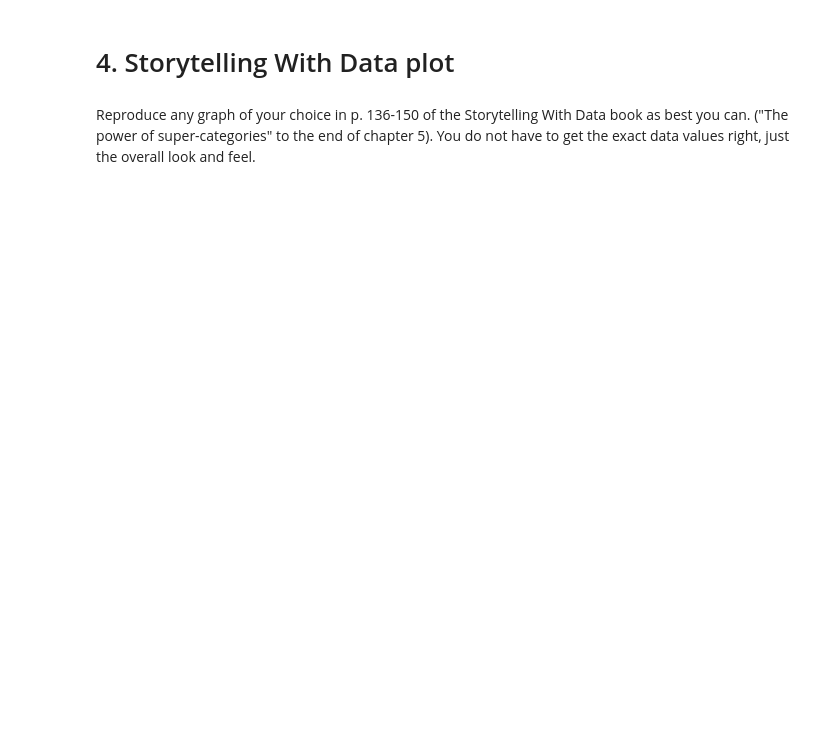
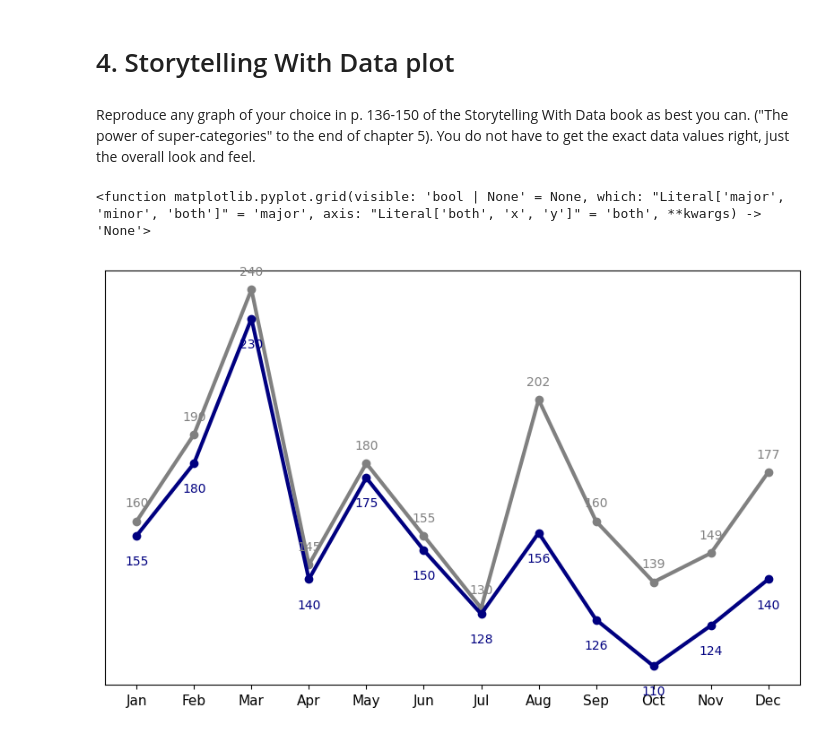
Before and after one commit to tbeerio/AI-For-Leaders, a Jupyter notebook: OMDS-ModB2-Week9-Beer-Tim.ipynb, the cells around one changed output. Drawn from its saved outputs; the diff is of its cells as text; code cells hidden in the pictures; blank space fills up the shorter version.

```diff
--- a/OMDS-ModB2-Week9-Beer-Tim.ipynb
+++ b/OMDS-ModB2-Week9-Beer-Tim.ipynb
@@ -67,3 +235,30 @@ Try using your correlation information from previous weeks to help choose featur
 # 4. Storytelling With Data plot
 # %% [markdown]
 Reproduce any graph of your choice in p. 136-150 of the Storytelling With Data book as best you can. ("The power of super-categories" to the end of chapter 5). You do not have to get the exact data values right, just the overall look and feel.
+# %%
+# Sample data, roughly matching what's in the book
+months = ['Jan', 'Feb', 'Mar', 'Apr', 'May', 'Jun', 'Jul',
+          'Aug', 'Sep', 'Oct', 'Nov', 'Dec']
+received = [160, 190, 240, 145, 180, 155, 130, 202, 160, 139, 149, 177]
+processed = [155, 180, 230, 140, 175, 150, 128, 156, 126, 110, 124, 140]
+
+# Plot
+plt.figure(figsize=(10, 6))
+plt.plot(months, received, color='gray', linewidth=3, marker='o', label='Received')
+plt.plot(months, processed, color='navy', linewidth=3, marker='o', label='Processed')
+
+# Add point labels
+for i in range(len(months)):
+    plt.text(months[i], received[i] + 5, str(received[i]), color='gray', ha='center', fontsize=10)
+    plt.text(months[i], processed[i] - 10, str(processed[i]), color='navy', ha='center', fontsize=10)
+
+# Styling
+plt.title('')
+plt.ylabel('')
+plt.xlabel('')
+plt.xticks(fontsize=11)
+plt.yticks([])
+plt.grid
+# %% [output]
+<function matplotlib.pyplot.grid(visible: 'bool | None' = None, which: "Literal['major', 'minor', 'both']" = 'major', axis: "Literal['both', 'x', 'y']" = 'both', **kwargs) -> 'None'>
+[figure, added]
```
Also changed, not shown: parts of 11 cells of this notebook.
